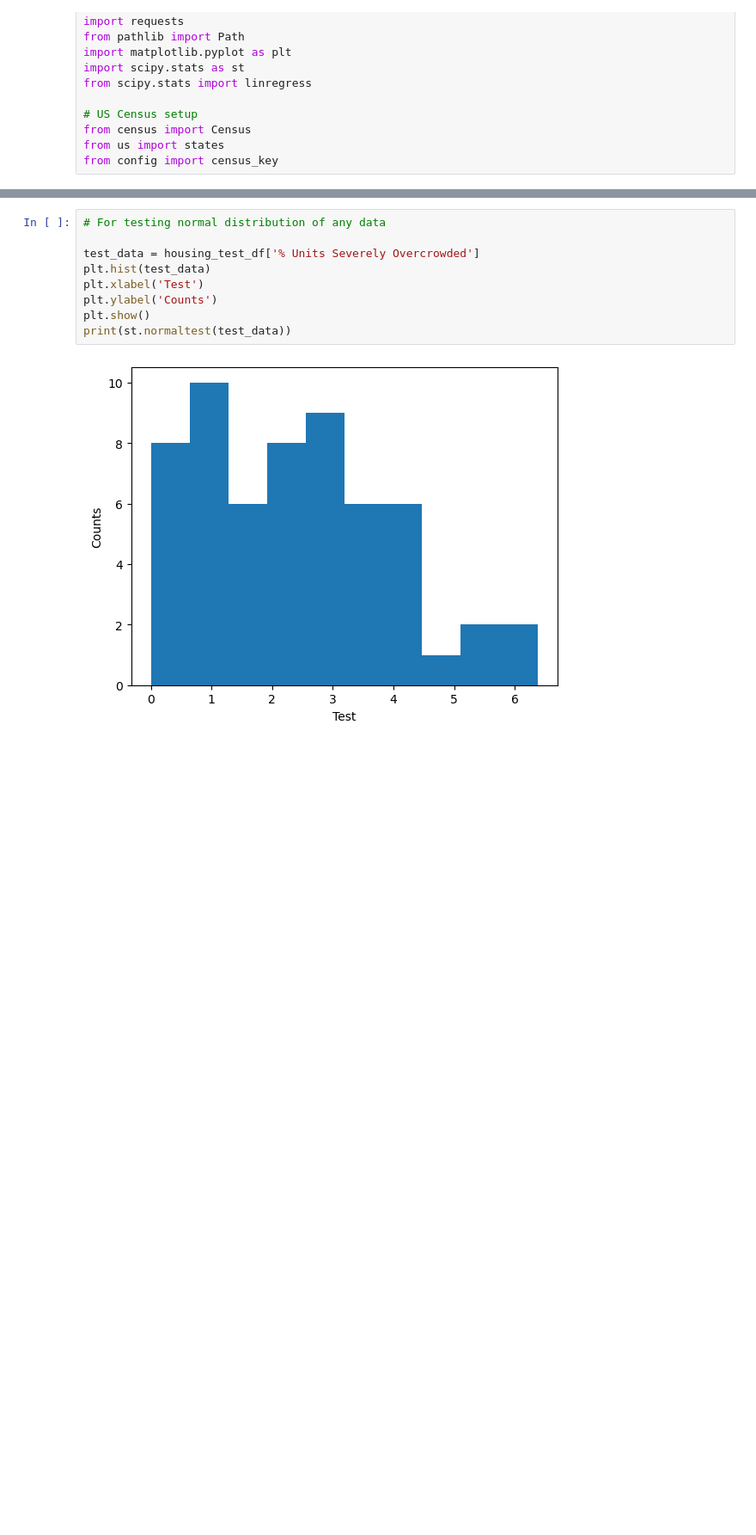
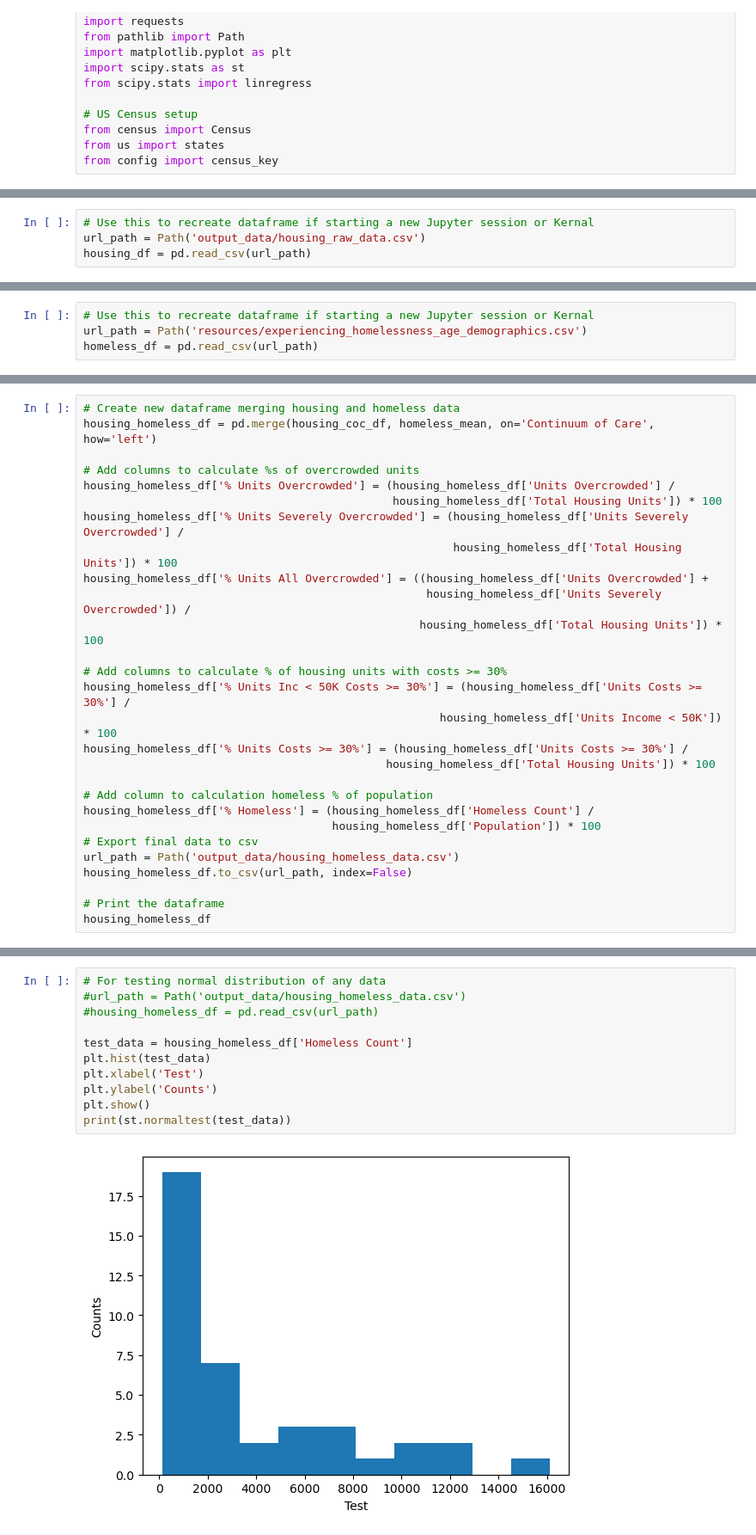
Before and after one commit to evacs/Project-1, a Jupyter notebook: housing_jeff.ipynb, the cells around one changed output, grey strips where cells are left out. Shown at 86% size. Drawn from its saved outputs; the diff is of its cells as text; blank space fills up the shorter version.

```diff
--- a/housing_jeff.ipynb
+++ b/housing_jeff.ipynb
@@ -184,0 +63,4 @@ housing_test_df.head()
+# %%
+# Use this to recreate dataframe if starting a new Jupyter session or Kernal
+url_path = Path('output_data/housing_raw_data.csv')
+housing_df = pd.read_csv(url_path)
@@ -184,0 +134,4 @@ housing_test_df.head()
+# %%
+# Use this to recreate dataframe if starting a new Jupyter session or Kernal
+url_path = Path('resources/experiencing_homelessness_age_demographics.csv')
+homeless_df = pd.read_csv(url_path)
@@ -184,0 +180,28 @@ housing_test_df.head()
+# %%
+# Create new dataframe merging housing and homeless data
+housing_homeless_df = pd.merge(housing_coc_df, homeless_mean, on='Continuum of Care', how='left')
+
+# Add columns to calculate %s of overcrowded units
+housing_homeless_df['% Units Overcrowded'] = (housing_homeless_df['Units Overcrowded'] /
+                                              housing_homeless_df['Total Housing Units']) * 100
+housing_homeless_df['% Units Severely Overcrowded'] = (housing_homeless_df['Units Severely Overcrowded'] /
+                                                       housing_homeless_df['Total Housing Units']) * 100
+housing_homeless_df['% Units All Overcrowded'] = ((housing_homeless_df['Units Overcrowded'] +
+                                                   housing_homeless_df['Units Severely Overcrowded']) /
+                                                  housing_homeless_df['Total Housing Units']) * 100
+
+# Add columns to calculate % of housing units with costs >= 30%
+housing_homeless_df['% Units Inc < 50K Costs >= 30%'] = (housing_homeless_df['Units Costs >= 30%'] /
+                                                     housing_homeless_df['Units Income < 50K']) * 100
+housing_homeless_df['% Units Costs >= 30%'] = (housing_homeless_df['Units Costs >= 30%'] /
+                                             housing_homeless_df['Total Housing Units']) * 100
+
+# Add column to calculation homeless % of population
+housing_homeless_df['% Homeless'] = (housing_homeless_df['Homeless Count'] /
+                                     housing_homeless_df['Population']) * 100
+# Export final data to csv
+url_path = Path('output_data/housing_homeless_data.csv')
+housing_homeless_df.to_csv(url_path, index=False)
+
+# Print the dataframe
+housing_homeless_df
@@ -185,11 +295,13 @@ housing_test_df.head()
 # %%
 # For testing normal distribution of any data
+#url_path = Path('output_data/housing_homeless_data.csv')
+#housing_homeless_df = pd.read_csv(url_path)
 
-test_data = housing_test_df['% Units Severely Overcrowded']
+test_data = housing_homeless_df['Homeless Count']
 plt.hist(test_data)
 plt.xlabel('Test')
 plt.ylabel('Counts')
 plt.show()
 print(st.normaltest(test_data))
 # %% [output]
-[figure, old version]
+[figure, new version]
```
Also changed, not shown: parts of 20 cells of this notebook, 6 other files.
